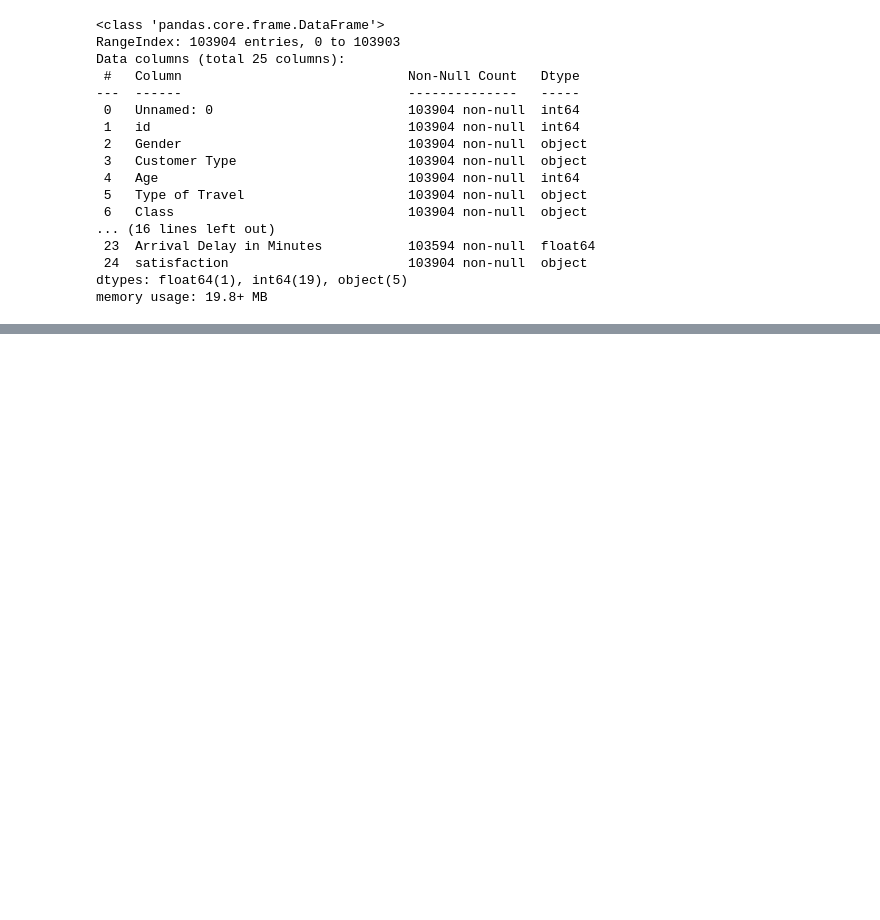
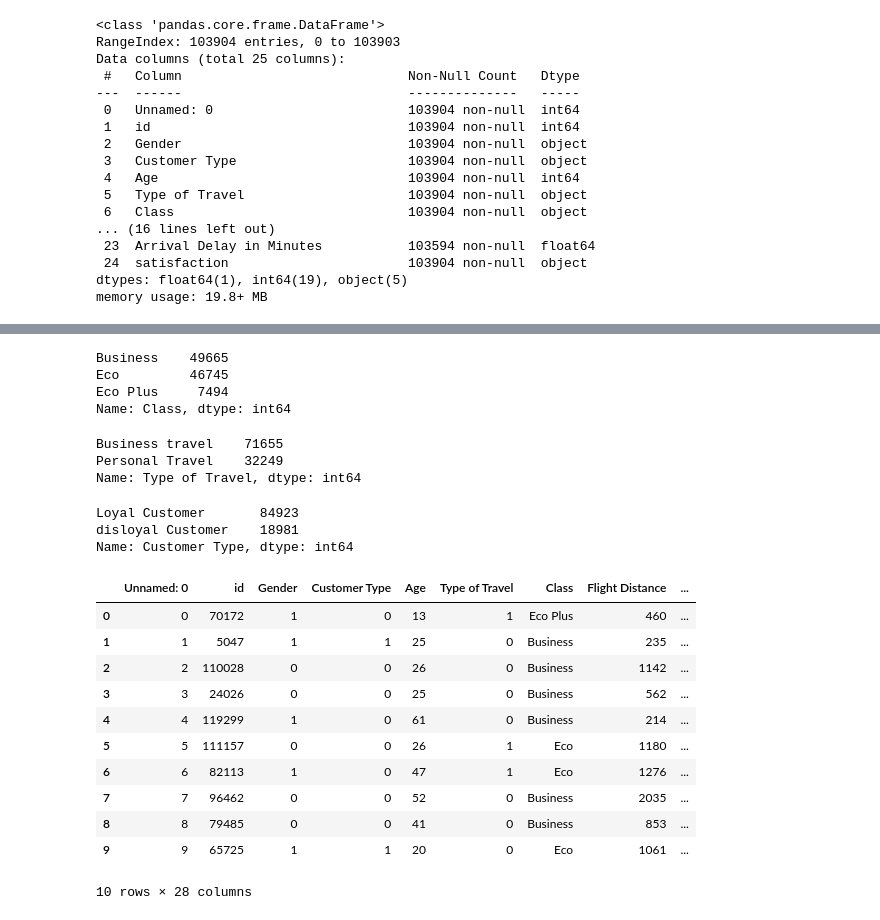
Before and after one commit to qnhhoa/DSS, a Jupyter notebook: Passenger_Satisfaction.ipynb, the cells around one changed output, grey strips where cells are left out. Drawn from its saved outputs; the diff is of its cells as text; code cells hidden in the pictures; blank space fills up the shorter version.

```diff
--- a/Passenger_Satisfaction.ipynb
+++ b/Passenger_Satisfaction.ipynb
@@ -71,0 +220,22 @@ memory usage: 19.8+ MB
+# %%
+# check giá trị Geography feature
+df_cp["Class"].value_counts()
+# %% [output]
+Business    49665
+Eco         46745
+Eco Plus     7494
+Name: Class, dtype: int64
+# %%
+# check giá trị Geography feature
+df_cp["Type of Travel"].value_counts()
+# %% [output]
+Business travel    71655
+Personal Travel    32249
+Name: Type of Travel, dtype: int64
+# %%
+# check giá trị Geography feature
+df_cp["Customer Type"].value_counts()
+# %% [output]
+Loyal Customer       84923
+disloyal Customer    18981
+Name: Customer Type, dtype: int64
@@ -71,0 +257,16 @@ memory usage: 19.8+ MB
+# %%
+# results
+df_cp.head(10)
+# %% [output]
+|  | Unnamed: 0 | id | Gender | Customer Type | Age | Type of Travel | Class | Flight Distance | ... |
+| 0 | 0 | 70172 | 1 | 0 | 13 | 1 | Eco Plus | 460 | ... |
+| 1 | 1 | 5047 | 1 | 1 | 25 | 0 | Business | 235 | ... |
+| 2 | 2 | 110028 | 0 | 0 | 26 | 0 | Business | 1142 | ... |
+| 3 | 3 | 24026 | 0 | 0 | 25 | 0 | Business | 562 | ... |
+| 4 | 4 | 119299 | 1 | 0 | 61 | 0 | Business | 214 | ... |
+| 5 | 5 | 111157 | 0 | 0 | 26 | 1 | Eco | 1180 | ... |
+| 6 | 6 | 82113 | 1 | 0 | 47 | 1 | Eco | 1276 | ... |
+| 7 | 7 | 96462 | 0 | 0 | 52 | 0 | Business | 2035 | ... |
+| 8 | 8 | 79485 | 0 | 0 | 41 | 0 | Business | 853 | ... |
+| 9 | 9 | 65725 | 1 | 1 | 20 | 0 | Eco | 1061 | ... |
+10 rows × 28 columns
```
Also changed, not shown: parts of 24 cells of this notebook.
